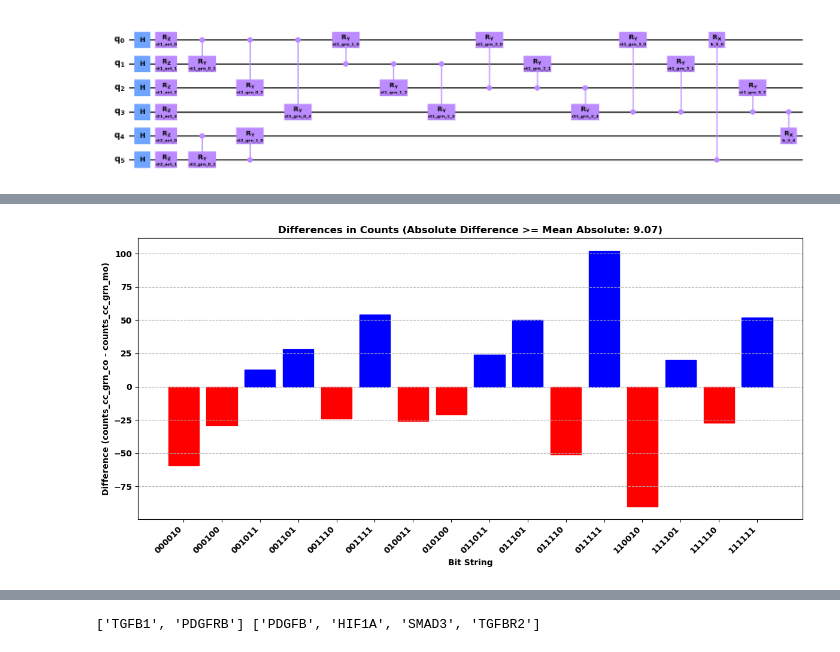
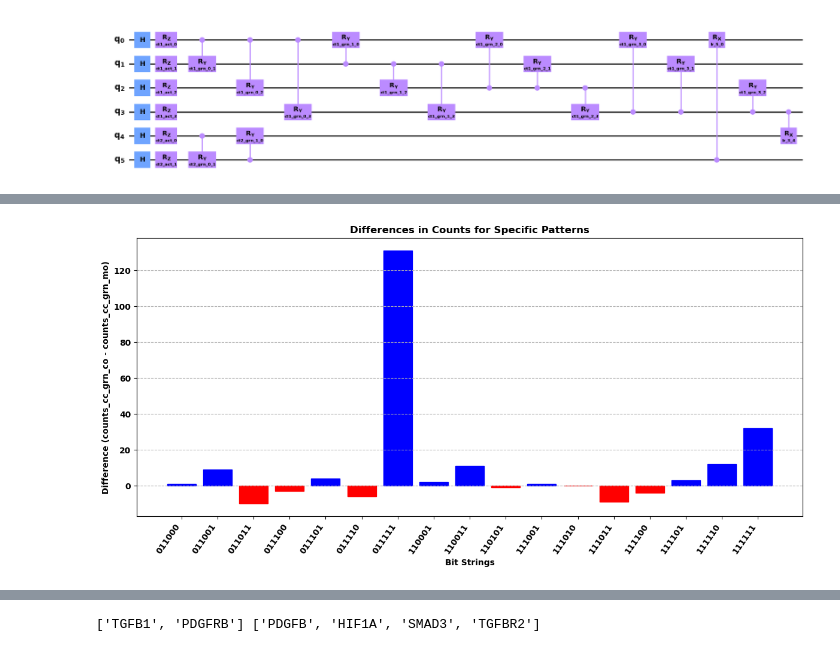
Before and after one commit to cailab-tamu/QuantumXCT, a Jupyter notebook: python/cc_grn_opt2.ipynb, the cells around one changed output, grey strips where cells are left out. Saved outputs shown, nothing was run; the diff lists cells and outputs as text; code cells hidden in the pictures.

```diff
--- a/python/cc_grn_opt2.ipynb
+++ b/python/cc_grn_opt2.ipynb
@@ -11,8 +11,8 @@ sc.pp.log1p(adata)
 # %%
 # Extract source and receiver genes efficiently
 gl_source = ['TGFBR2', 'SMAD3', 'HIF1A', 'PDGFB'] # All values from the first column
-gl_recv =['PDGFRB', 'FN1', 'TGFB1']  # All values from the second column
-#gl_recv =['PDGFRB', 'TGFB1']  # All values from the second column
+#gl_recv =['PDGFRB', 'FN1', 'TGFB1']  # All values from the second column
+gl_recv =['PDGFRB', 'TGFB1']  # All values from the second column
 np.random.seed(42)
 # %%
 ict1 = adata.obs["BatchID"] == "Cancer Cells (Co)"
@@ -68,14 +72,22 @@ Scaled (Co) ct2_data:
 # %%
 ict1 = adata.obs["BatchID"] == "Cancer Cells (Mo)"
 ict2 = adata.obs["BatchID"] == "Fibroblasts (Mo)"
+
 adata_ct1_mo = adata[ict1, gl_source]
 adata_ct2_mo = adata[ict2, gl_recv]
+adata_ct1_mo = sc.external.pp.magic(adata_ct1_mo, name_list=gl_source, knn=5, random_state=42)
+adata_ct2_mo = sc.external.pp.magic(adata_ct2_mo, name_list=gl_recv, knn=5, random_state=42)
+
+
 print(adata_ct1_mo)
 print(adata_ct2_mo)
 
 # Library size normalization
-Xct1_mo = adata_ct1_mo.X.toarray()
-Xct2_mo = adata_ct2_mo.X.toarray()
+#Xct1_mo = adata_ct1_mo.X.toarray()
+#Xct2_mo = adata_ct2_mo.X.toarray()
+Xct1_mo = adata_ct1_mo.X
+Xct2_mo = adata_ct2_mo.X
+
 
 # Assuming Xct1_co and Xct2 are your log-transformed expression matrices
 #Xct1means = np.mean(Xct1_mo, axis=0)
@@ -567,7 +577,7 @@ x0_lr = np.zeros(len(variable_params_lr))  # Initial lr_ values
 
 # Create the combined parameter dictionary.
 all_params_lr_co = static_params_lr.copy()
-all_params_lr_co.update(dict(zip(variable_params_lr.values(), x0_lr)))
+all_params_lr_co.update(dict(zip(variable_params_lr, x0_lr)))
 
 print(all_params_lr_co)
 
@@ -641,7 +651,7 @@ x0_lr = np.zeros(len(variable_params_lr))  # Initial lr_ values
 
 # Create the combined parameter dictionary.
 all_params_lr_mo = static_params_lr.copy()
-all_params_lr_mo.update(dict(zip(variable_params_lr.values(), x0_lr)))
+all_params_lr_mo.update(dict(zip(variable_params_lr, x0_lr)))
 
 print(all_params_lr_mo)
 
@@ -706,9 +744,6 @@ The counts are: {'000100': 44, '110010': 211, '010100': 63, '010010': 232, '0100
 # %%
 import matplotlib.pyplot as plt
 import numpy as np
-
-final_gl = gl_source + gl_recv
-final_gl = final_gl[::-1]
 
 differences = {}
 
@@ -720,50 +755,49 @@ for key in all_bitstrings:
     count_mo = counts_cc_grn_mo.get(key, 0)
     differences[key] = count_co - count_mo
 
-# Extract data for plotting
-bitstrings = list(differences.keys())
-difference_values = list(differences.values())
 
-# Calculate the mean of the absolute differences
-absolute_differences = [abs(diff) for diff in difference_values]
-mean_absolute_difference = np.mean(absolute_differences) / 2
-#mean_absolute_difference = 0 # You had this set to 0, which would plot everything
+def matches_pattern(bitstring, pattern):
+    if len(bitstring) != len(pattern):
+        return False
+    for i in range(len(bitstring)):
+        if pattern[i] != '.' and pattern[i] != bitstring[i]:
+            return False
+    return True
 
-# Filter out values below the mean of the absolute differences
+# Filter bitstrings based on the defined patterns
 filtered_bitstrings = []
 filtered_differences = []
 
-for i in range(len(difference_values)):
-    # if abs(difference_values[i]) >= mean_absolute_difference: # Original condition
-    if difference_values[i] >= mean_absolute_difference or difference_values[i] <= -mean_absolute_difference:
-        filtered_bitstrings.append(bitstrings[i])
-        filtered_differences.append(difference_values[i])
+for bitstring, difference in differences.items():
+    for pattern in bitstring_patterns:
+        if matches_pattern(bitstring, pattern):
+            filtered_bitstrings.append(bitstring)
+            filtered_differences.append(difference)
+            break # Move to the next bitstring once a match is found
 
 # Sort the filtered bitstrings for better visualization
 sorted_indices = np.argsort(filtered_bitstrings)
 filtered_bitstrings = [filtered_bitstrings[i] for i in sorted_indices]
 filtered_differences = [filtered_differences[i] for i in sorted_indices]
 
 # Create the bar plot with filtered data
 plt.figure(figsize=(12, 6))
 bars = plt.bar(filtered_bitstrings, filtered_differences, edgecolor='black')
 
 # Color the bars based on the sign of the difference
 for bar, diff in zip(bars, filtered_differences):
     if diff > 0:
         bar.set_color('blue')  # Or another color for positive differences
     else:
         bar.set_color('red')   # Or another color for negative differences
 
-plt.xlabel('Bit String')
+
+plt.xlabel('Bit Strings')
 plt.ylabel('Difference (counts_cc_grn_co - counts_cc_grn_mo)')
-plt.title(f'Differences in Counts (Absolute Difference >= Mean Absolute: {mean_absolute_difference:.2f})')
-plt.xticks(rotation=45, ha='right')
+plt.title(f'Differences in Counts for Specific Patterns')
+plt.xticks(rotation=55, ha='right')
 plt.tight_layout()
 plt.grid(axis='y', linestyle='--')
 plt.show()
-
-# if 'final_gl' in locals():
-#     print(final_gl)
 # %% [output]
-[figure, old version]
+[figure, new version]
```
Also changed, not shown: parts of 27 cells of this notebook, 2 other files.
